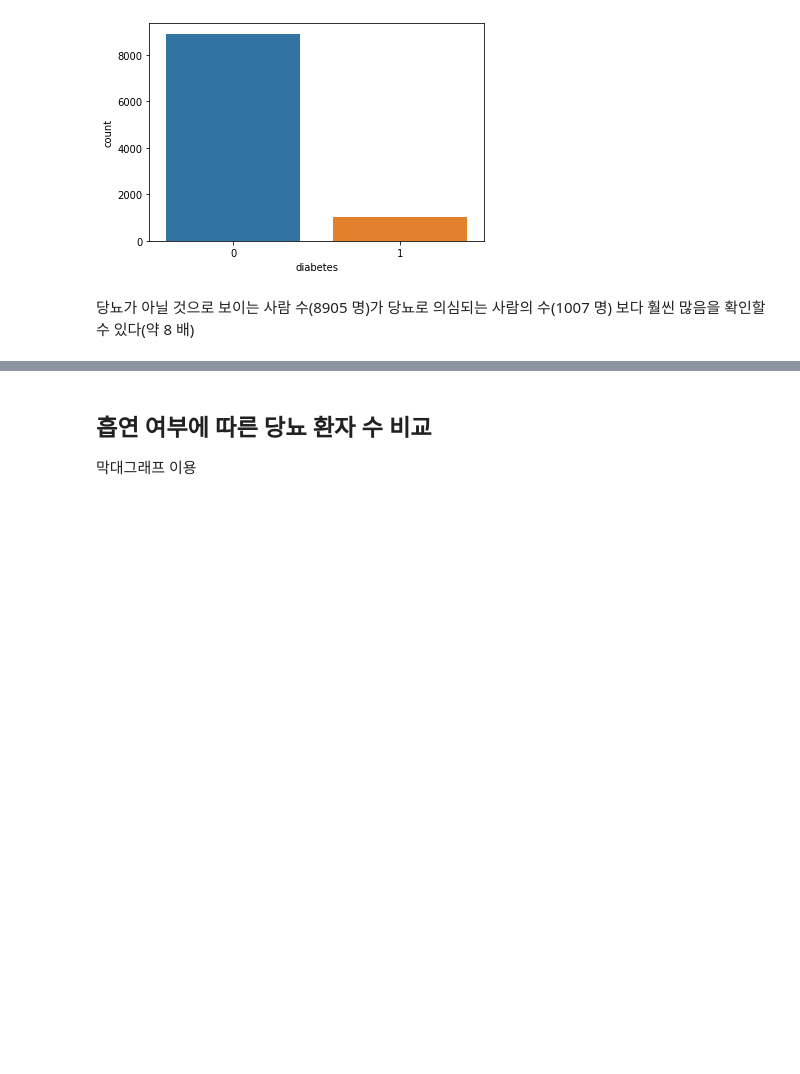
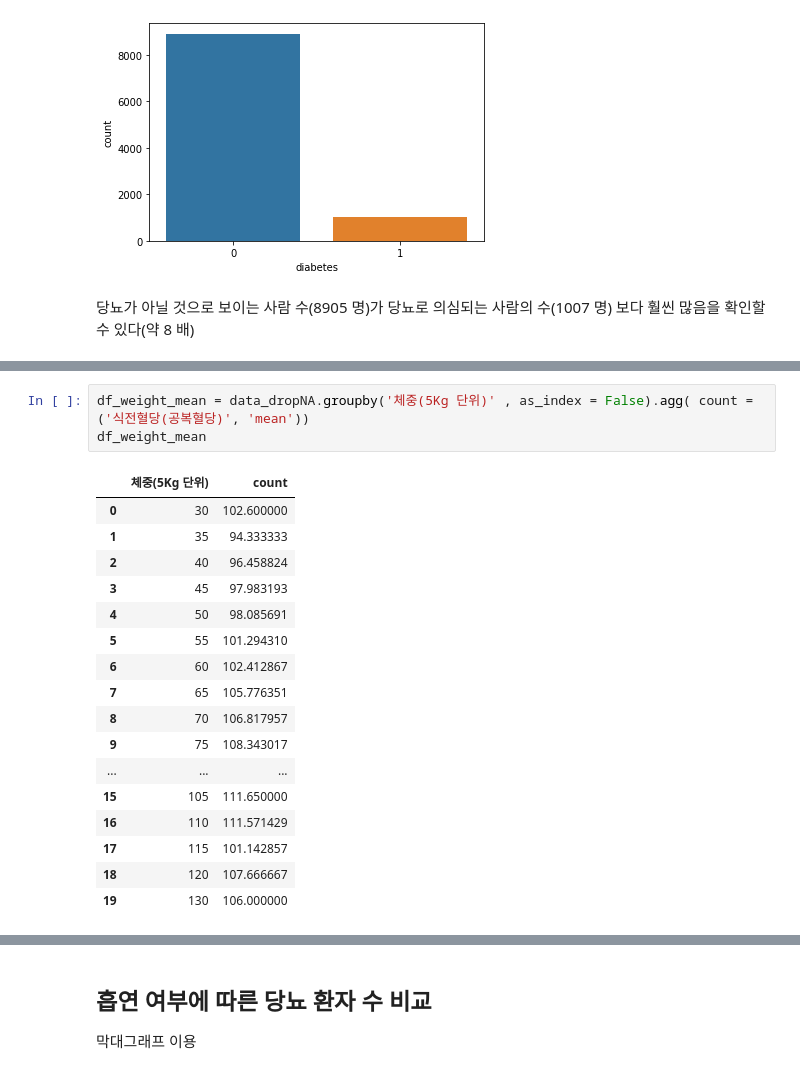
Before and after one commit to Yang-Hyeon-Seo/IT-Business-2022, a Jupyter notebook: EDA2020medical_checkup.ipynb, the cells around one changed output, grey strips where cells are left out. Saved outputs shown, nothing was run; the diff lists cells and outputs as text; blank space fills up the shorter version.

```diff
--- a/EDA2020medical_checkup.ipynb
+++ b/EDA2020medical_checkup.ipynb
@@ -162 +183,22 @@ sns.barplot(data = df_dia, x = 'diabetes', y = 'count')
+# %%
+df_weight_mean = data_dropNA.groupby('체중(5Kg 단위)' , as_index = False).agg( count = ('식전혈당(공복혈당)', 'mean'))
+df_weight_mean
+# %% [output]
+|  | 체중(5Kg 단위) | count |
+| 0 | 30 | 102.600000 |
+| 1 | 35 | 94.333333 |
+| 2 | 40 | 96.458824 |
+| 3 | 45 | 97.983193 |
+| 4 | 50 | 98.085691 |
+| 5 | 55 | 101.294310 |
+| 6 | 60 | 102.412867 |
+| 7 | 65 | 105.776351 |
+| 8 | 70 | 106.817957 |
+| 9 | 75 | 108.343017 |
+| ... | ... | ... |
+| 15 | 105 | 111.650000 |
+| 16 | 110 | 111.571429 |
+| 17 | 115 | 101.142857 |
+| 18 | 120 | 107.666667 |
+| 19 | 130 | 106.000000 |
 # %%
```
Also changed, not shown: parts of 8 cells of this notebook.
